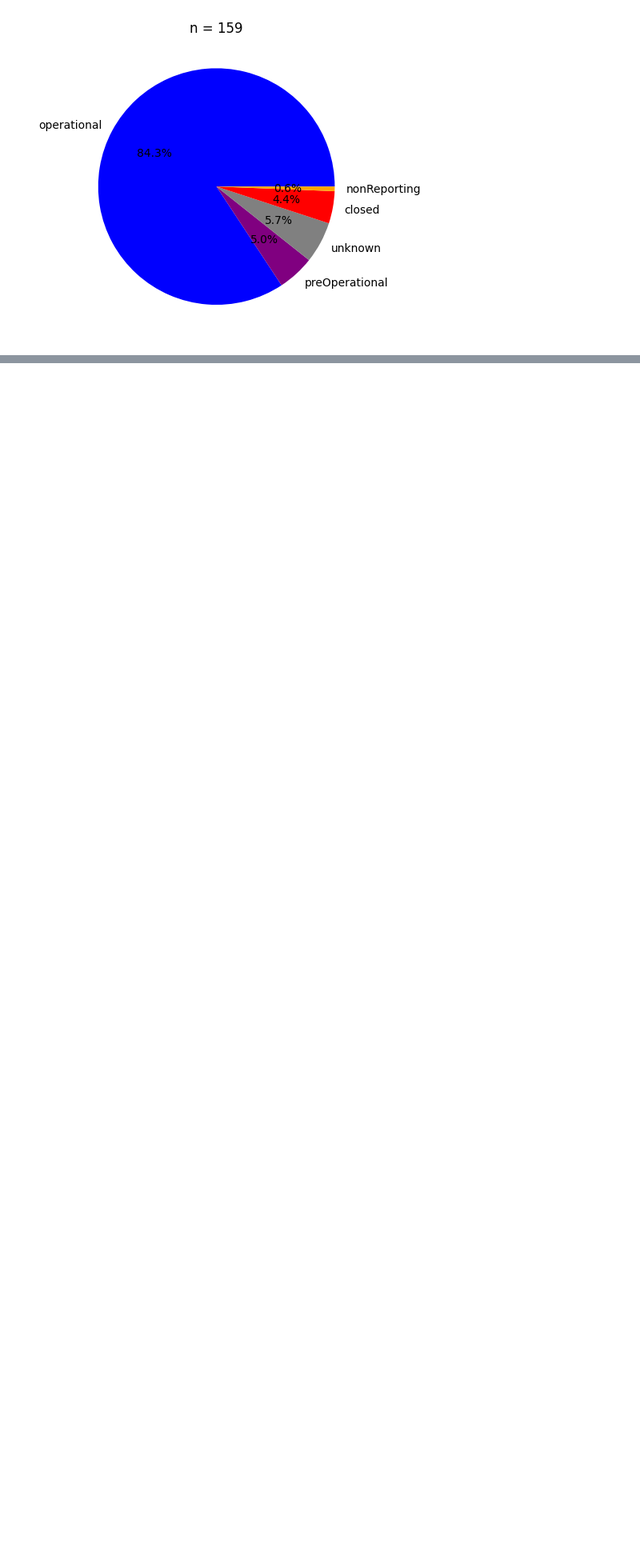
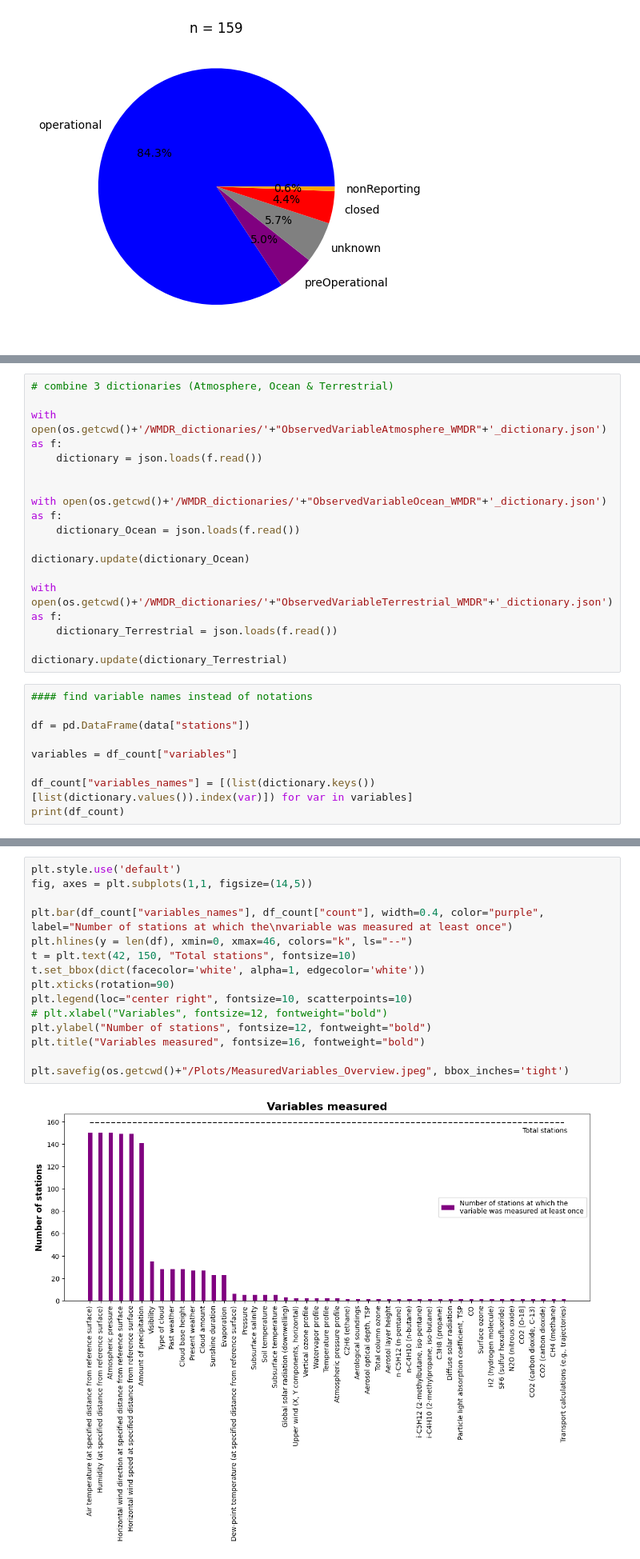
Before and after one commit to joergklausen/oscar-analysis, a Jupyter notebook: Overview Plots.ipynb, the cells around one changed output, grey strips where cells are left out. Shown at 80% size. Saved outputs shown, nothing was run; the diff lists cells and outputs as text; blank space fills up the shorter version.

```diff
--- a/sandbox.ipynb
+++ b/Overview Plots.ipynb
@@ -520,0 +580,25 @@ plt.savefig(os.getcwd()+"/Plots/Station_ReportingStatus_piechart.jpeg", bbox_inc
+# %%
+# combine 3 dictionaries (Atmosphere, Ocean & Terrestrial)
+
+with open(os.getcwd()+'/WMDR_dictionaries/'+"ObservedVariableAtmosphere_WMDR"+'_dictionary.json') as f:
+    dictionary = json.loads(f.read())
+
+
+with open(os.getcwd()+'/WMDR_dictionaries/'+"ObservedVariableOcean_WMDR"+'_dictionary.json') as f:
+    dictionary_Ocean = json.loads(f.read())
+
+dictionary.update(dictionary_Ocean)
+
+with open(os.getcwd()+'/WMDR_dictionaries/'+"ObservedVariableTerrestrial_WMDR"+'_dictionary.json') as f:
+    dictionary_Terrestrial = json.loads(f.read())
+
+dictionary.update(dictionary_Terrestrial)
+# %%
+#### find variable names instead of notations
+
+df = pd.DataFrame(data["stations"])
+
+variables = df_count["variables"]
+
+df_count["variables_names"] = [(list(dictionary.keys())[list(dictionary.values()).index(var)]) for var in variables]
+print(df_count)
@@ -520,0 +623,17 @@ plt.savefig(os.getcwd()+"/Plots/Station_ReportingStatus_piechart.jpeg", bbox_inc
+# %%
+plt.style.use('default')
+fig, axes = plt.subplots(1,1, figsize=(14,5))
+
+plt.bar(df_count["variables_names"], df_count["count"], width=0.4, color="purple", label="Number of stations at which the\nvariable was measured at least once")
+plt.hlines(y = len(df), xmin=0, xmax=46, colors="k", ls="--")
+t = plt.text(42, 150, "Total stations", fontsize=10)
+t.set_bbox(dict(facecolor='white', alpha=1, edgecolor='white'))
+plt.xticks(rotation=90)
+plt.legend(loc="center right", fontsize=10, scatterpoints=10)
+# plt.xlabel("Variables", fontsize=12, fontweight="bold")
+plt.ylabel("Number of stations", fontsize=12, fontweight="bold")
+plt.title("Variables measured", fontsize=16, fontweight="bold")
+
+plt.savefig(os.getcwd()+"/Plots/MeasuredVariables_Overview.jpeg", bbox_inches='tight')
+# %% [output]
+[figure, added]
```
Also changed, not shown: parts of 6 cells of this notebook, 10 other files.
